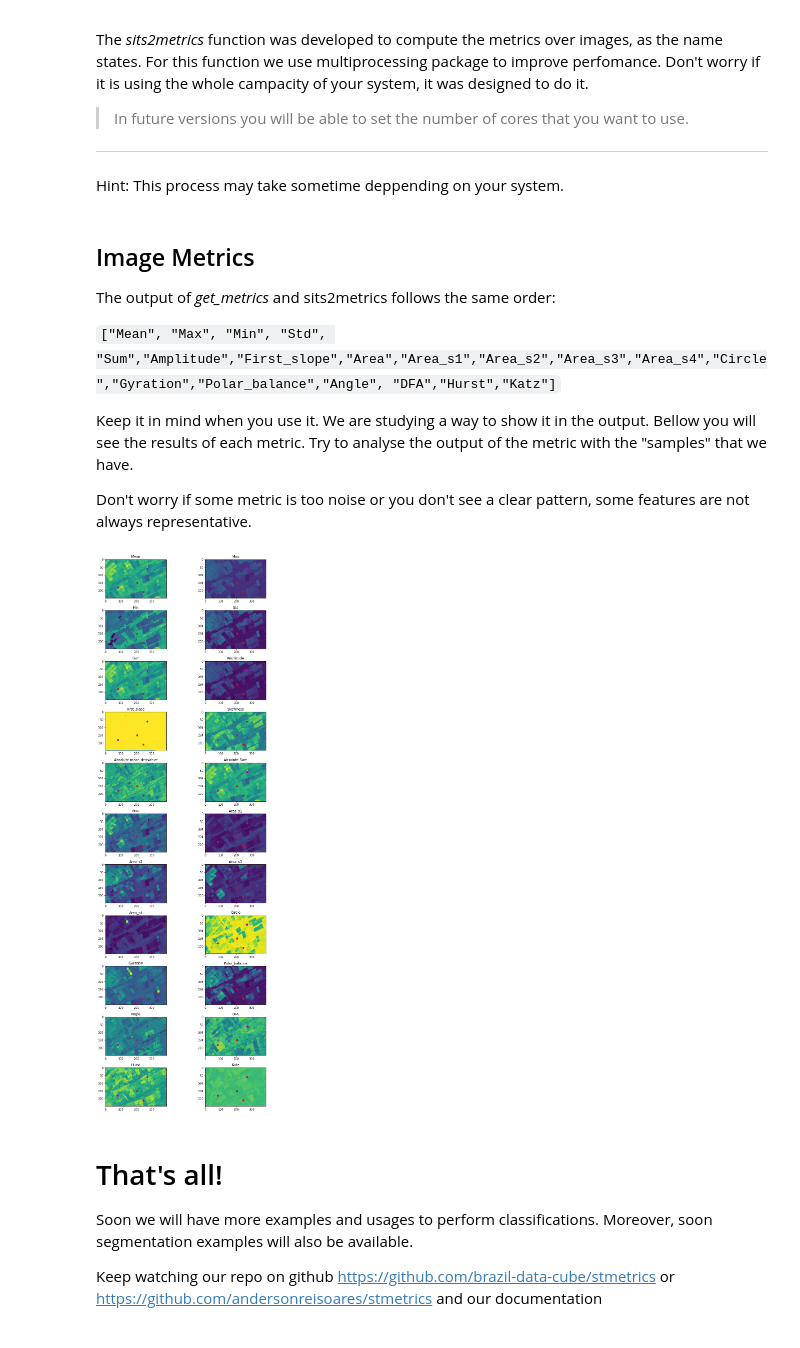
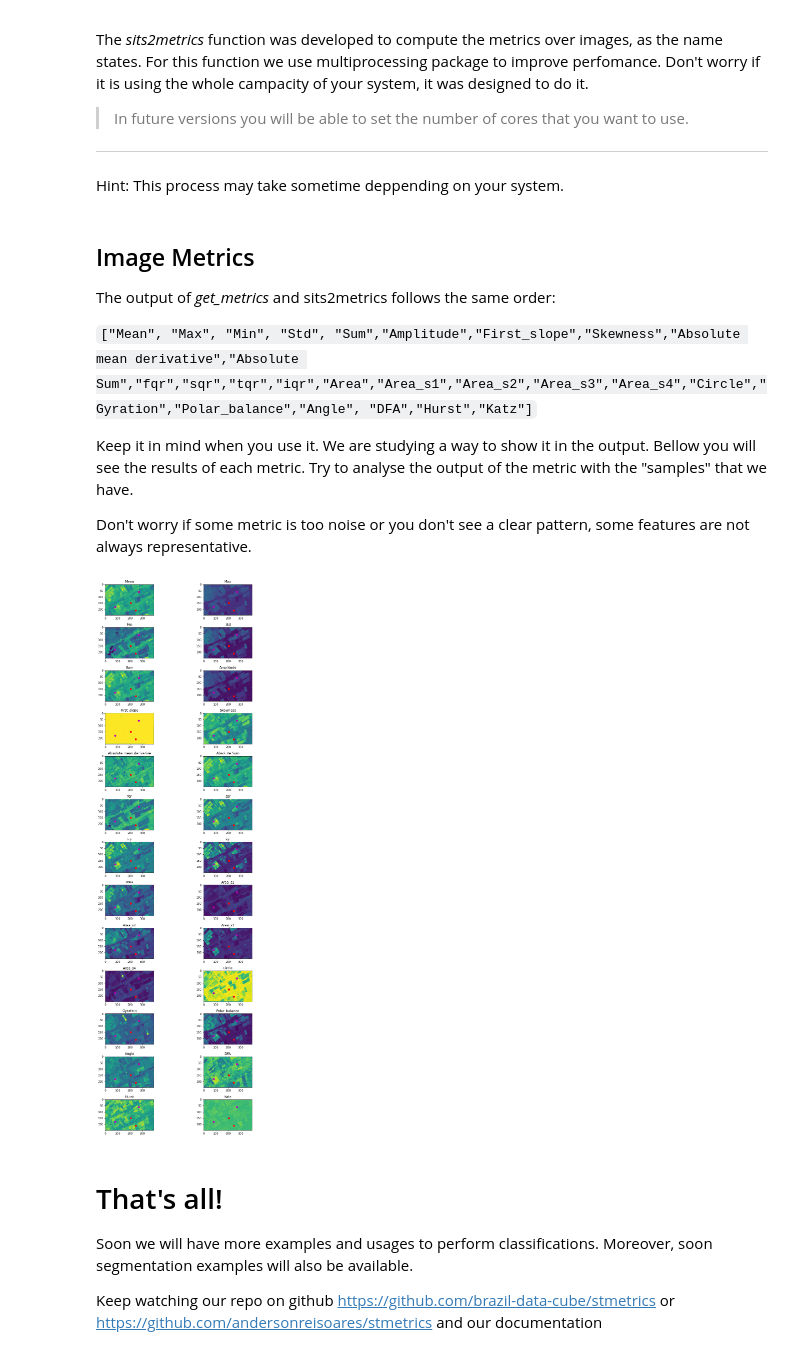
Before and after one commit to brazil-data-cube/stmetrics, a Jupyter notebook: example/TimeMetrics.ipynb, the cells around one changed output. Saved outputs shown, nothing was run; the diff lists cells and outputs as text; code cells hidden in the pictures.

```diff
--- a/example/TimeMetrics.ipynb
+++ b/example/TimeMetrics.ipynb
@@ -152,28 +152,28 @@ im_metrics = stmetrics.metrics.sits2metrics(ds)
 
 The output of *get_metrics* and sits2metrics follows the same order:
 
-`["Mean", "Max", "Min", "Std", "Sum","Amplitude","First_slope","Area","Area_s1","Area_s2","Area_s3","Area_s4","Circle","Gyration","Polar_balance","Angle", "DFA","Hurst","Katz"]`
+`["Mean", "Max", "Min", "Std", "Sum","Amplitude","First_slope","Skewness","Absolute mean derivative","Absolute Sum","fqr","sqr","tqr","iqr","Area","Area_s1","Area_s2","Area_s3","Area_s4","Circle","Gyration","Polar_balance","Angle", "DFA","Hurst","Katz"]`
 
 Keep it in mind when you use it. We are studying a way to show it in the output. Bellow you will see the results of each metric. Try to analyse the output of the metric with the "samples" that we have.
 
 Don't worry if some metric is too noise or you don't see a clear pattern, some features are not always representative.
 # %%
-header=["Mean", "Max", "Min", "Std", "Sum","Amplitude","First_slope","Skewness","Absolute mean derivative","Absolute Sum","Area","Area_s1","Area_s2","Area_s3","Area_s4","Circle","Gyration","Polar_balance","Angle", "DFA","Hurst","Katz"]
+header=["Mean", "Max", "Min", "Std", "Sum","Amplitude","First_slope","Skewness","Absolute mean derivative","Absolute Sum","fqr","sqr","tqr","iqr","Area","Area_s1","Area_s2","Area_s3","Area_s4","Circle","Gyration","Polar_balance","Angle", "DFA","Hurst","Katz"]
 
 plt.figure(1,figsize=(10,30))
 for b,n in zip(range(1, im_metrics.shape[0]+1),header):
-    plt.subplot(12,2,b,)
+    plt.subplot(14,2,b,)
     plt.imshow(im_metrics[b-1,:,:])
     plt.scatter(205,150,color='r')
     plt.scatter(245,210,color='r')
     plt.scatter(80,180,color='m')
     plt.scatter(270,60,color='m')
     plt.tight_layout()
     plt.title(n)
 
 plt.show()
 # %% [output]
-[figure, old version]
+[figure, new version]
 # %% [markdown]
 # That's all!
 
```
Also changed, not shown: parts of 1 cell of this notebook, 5 other files.
